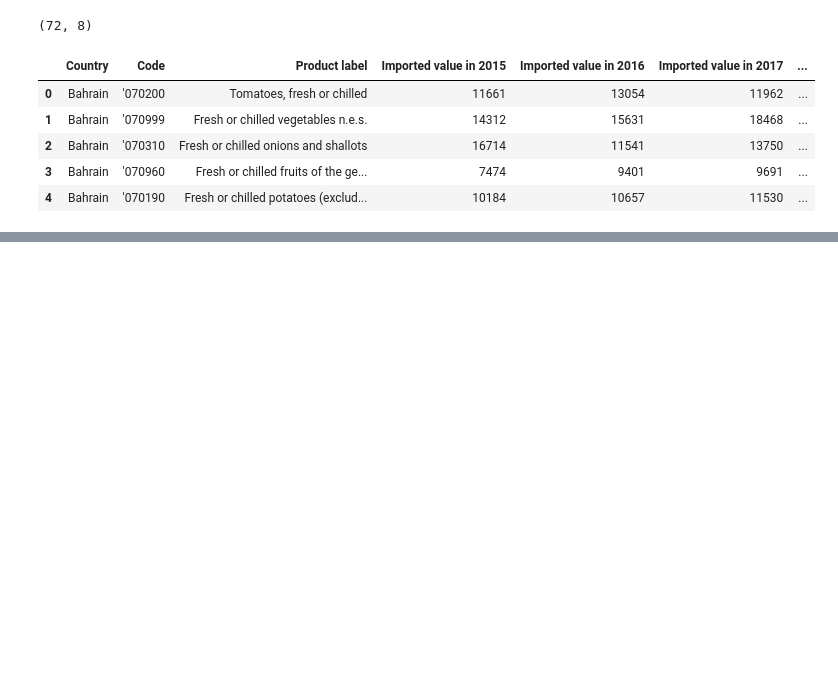
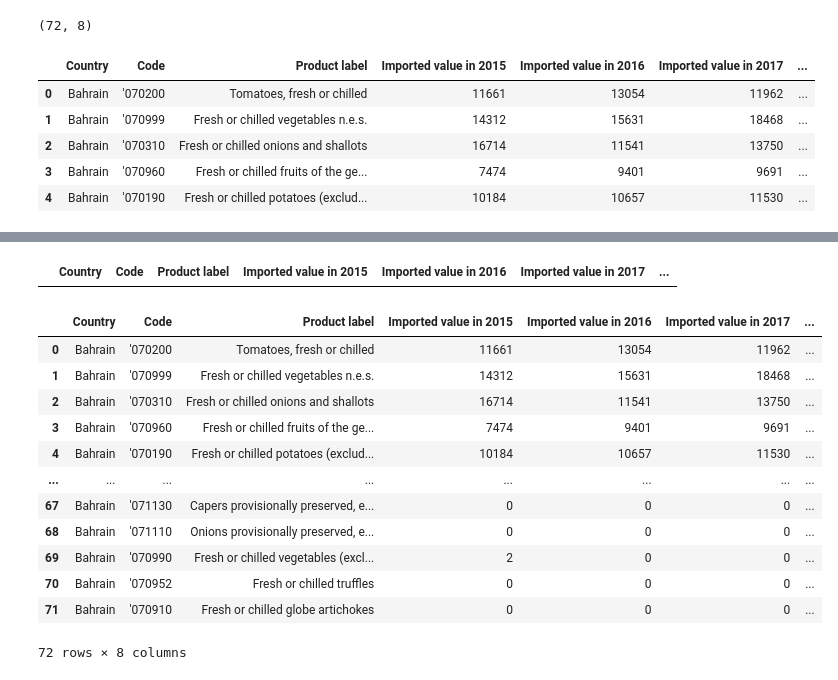
Before and after one commit to amindazad/GCC_Vegtables_Market, a Jupyter notebook: GCC_Vegetables_Market_Analysis.ipynb, the cells around one changed output, grey strips where cells are left out. Drawn from its saved outputs; the diff is of its cells as text; code cells hidden in the pictures; blank space fills up the shorter version.

```diff
--- a/GCC_Vegetables_Market_Analysis.ipynb
+++ b/GCC_Vegetables_Market_Analysis.ipynb
@@ -80,3 +223,24 @@ Bahrain.head()
+# %%
+Bahrain[Bahrain.isna().any(axis=1)]
+# %% [output]
+|  | Country | Code | Product label | Imported value in 2015 | Imported value in 2016 | Imported value in 2017 | ... |
+# %%
+Bahrain = Bahrain.T.fillna(Bahrain.mean(axis=1)).T
+Bahrain
+# %% [output]
+|  | Country | Code | Product label | Imported value in 2015 | Imported value in 2016 | Imported value in 2017 | ... |
+| 0 | Bahrain | '070200 | Tomatoes, fresh or chilled | 11661 | 13054 | 11962 | ... |
+| 1 | Bahrain | '070999 | Fresh or chilled vegetables n.e.s. | 14312 | 15631 | 18468 | ... |
+| 2 | Bahrain | '070310 | Fresh or chilled onions and shallots | 16714 | 11541 | 13750 | ... |
+| 3 | Bahrain | '070960 | Fresh or chilled fruits of the ge... | 7474 | 9401 | 9691 | ... |
+| 4 | Bahrain | '070190 | Fresh or chilled potatoes (exclud... | 10184 | 10657 | 11530 | ... |
+| ... | ... | ... | ... | ... | ... | ... | ... |
+| 67 | Bahrain | '071130 | Capers provisionally preserved, e... | 0 | 0 | 0 | ... |
+| 68 | Bahrain | '071110 | Onions provisionally preserved, e... | 0 | 0 | 0 | ... |
+| 69 | Bahrain | '070990 | Fresh or chilled vegetables (excl... | 2 | 0 | 0 | ... |
+| 70 | Bahrain | '070952 | Fresh or chilled truffles | 0 | 0 | 0 | ... |
+| 71 | Bahrain | '070910 | Fresh or chilled globe artichokes | 0 | 0 | 0 | ... |
+72 rows × 8 columns
 # %%
 # Merge Datasets
 df1 = pd.concat([UAE, Saudi])
```
Also changed, not shown: parts of 13 cells of this notebook.
